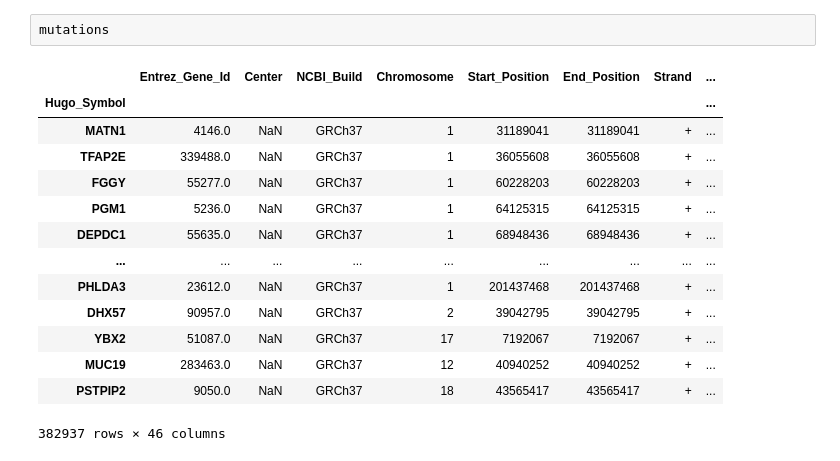
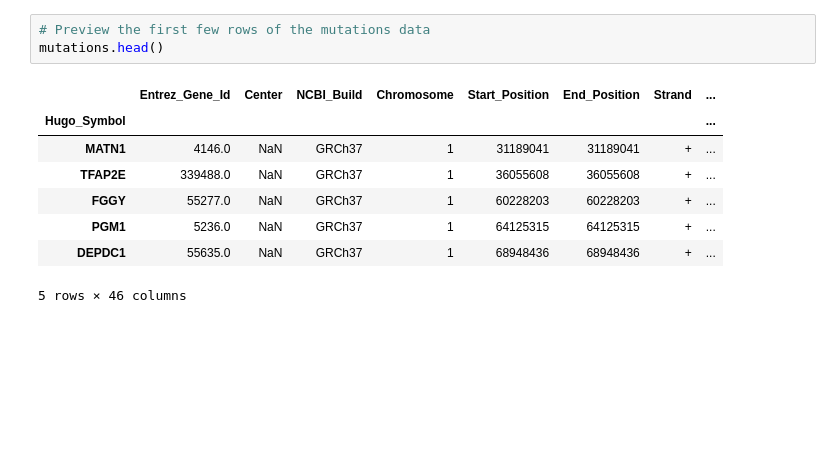
Before and after one commit to VittorioRossi/p53-mutations, a Jupyter notebook: notebooks_tcga/data_prep.ipynb, the cells around one changed output. Cells and saved outputs as stored; diff of their text form; blank space fills up the shorter version.

```diff
--- a/notebooks_tcga/data_prep.ipynb
+++ b/notebooks_tcga/data_prep.ipynb
@@ -35,20 +40,15 @@ expr
 | MIR3690 | 0.000000 | 0.000000 | 0.000000 | 0.000000 | 0.000000 | 0.000000 | 0.000000 | 0.000000 | 0.000000 | 0.000000 | ... |
 55921 rows × 1210 columns
 # %%
-mutations
+# Preview the first few rows of the mutations data
+mutations.head()
 # %% [output]
 |  | Entrez_Gene_Id | Center | NCBI_Build | Chromosome | Start_Position | End_Position | Strand | ... |
 | Hugo_Symbol |  |  |  |  |  |  |  | ... |
 | MATN1 | 4146.0 | NaN | GRCh37 | 1 | 31189041 | 31189041 | + | ... |
 | TFAP2E | 339488.0 | NaN | GRCh37 | 1 | 36055608 | 36055608 | + | ... |
 | FGGY | 55277.0 | NaN | GRCh37 | 1 | 60228203 | 60228203 | + | ... |
 | PGM1 | 5236.0 | NaN | GRCh37 | 1 | 64125315 | 64125315 | + | ... |
 | DEPDC1 | 55635.0 | NaN | GRCh37 | 1 | 68948436 | 68948436 | + | ... |
-| ... | ... | ... | ... | ... | ... | ... | ... | ... |
-| PHLDA3 | 23612.0 | NaN | GRCh37 | 1 | 201437468 | 201437468 | + | ... |
-| DHX57 | 90957.0 | NaN | GRCh37 | 2 | 39042795 | 39042795 | + | ... |
-| YBX2 | 51087.0 | NaN | GRCh37 | 17 | 7192067 | 7192067 | + | ... |
-| MUC19 | 283463.0 | NaN | GRCh37 | 12 | 40940252 | 40940252 | + | ... |
-| PSTPIP2 | 9050.0 | NaN | GRCh37 | 18 | 43565417 | 43565417 | + | ... |
-382937 rows × 46 columns
+5 rows × 46 columns
 # %%
```
Also changed, not shown: parts of 18 cells of this notebook, 1 other file.
